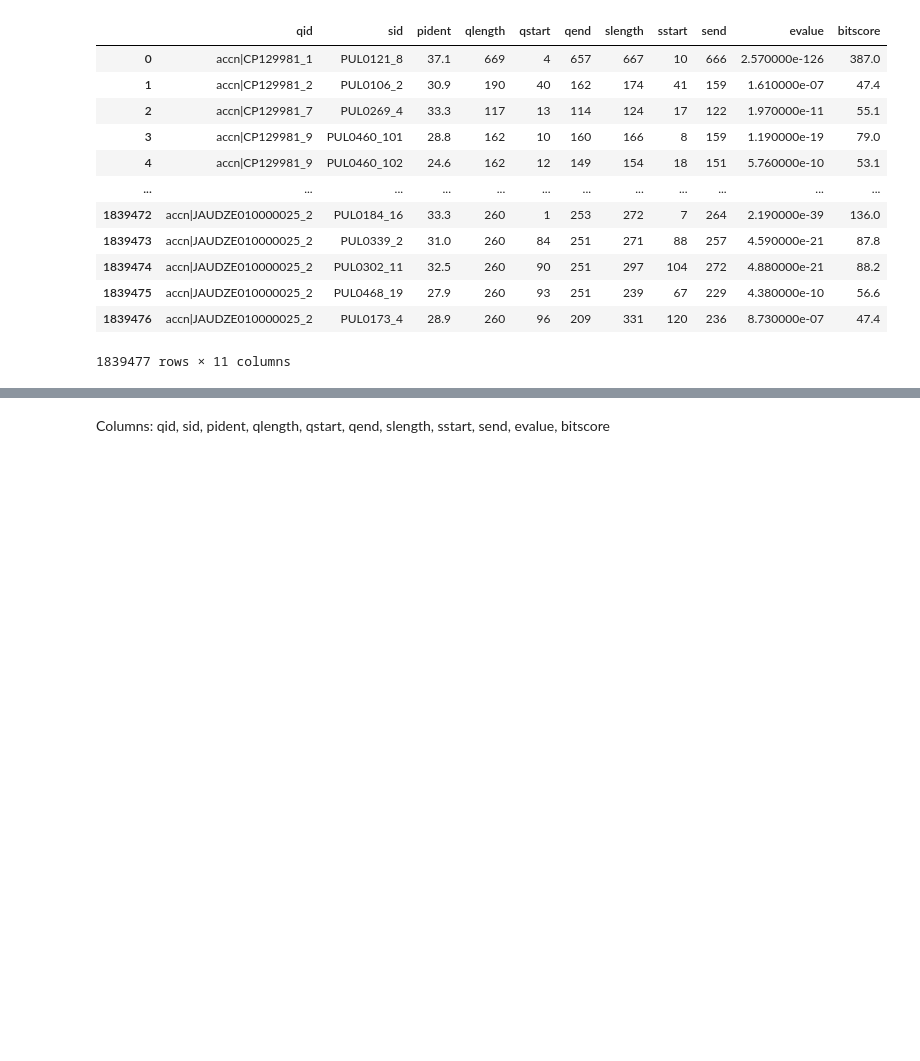
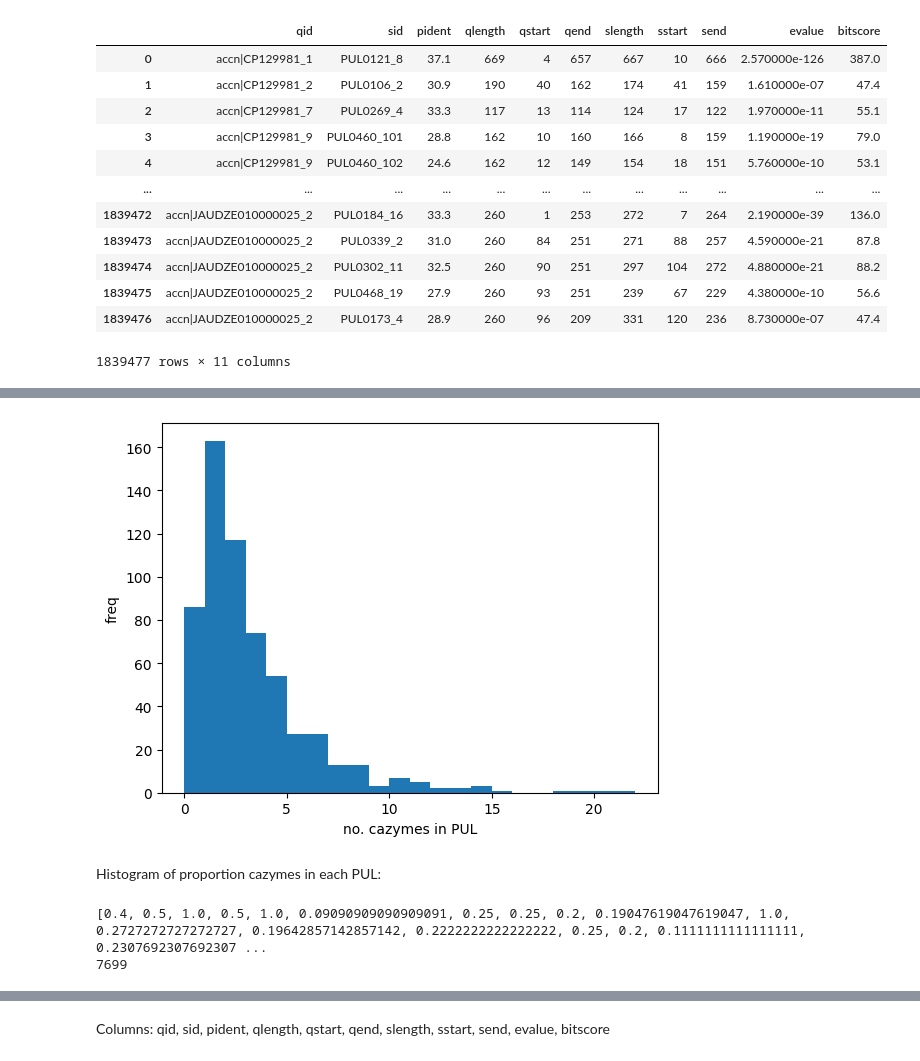
Before and after one commit to jyd-hu/srim, a Jupyter notebook: non_pul_contigs.ipynb, the cells around one changed output, grey strips where cells are left out. Saved outputs shown, nothing was run; the diff lists cells and outputs as text; code cells hidden in the pictures; blank space fills up the shorter version.

```diff
--- a/non_pul_contigs.ipynb
+++ b/non_pul_contigs.ipynb
@@ -5,0 +11,7 @@ import math
+# %%
+PUL_embeddings = []
+PUL_keys = []
+with h5py.File('C:\\Users\\alpha\\Documents\\jennifer\\maths\\SRIM\\code\\PUL.h5', 'r') as f:
+    for key in f.keys():
+      PUL_embeddings.append(f[key][()])
+      PUL_keys.append(key)
@@ -39,0 +80,17 @@ matches_df
+# %%
+#need to find way of grouping proteins in the same PUL
+#y-axis: count
+#x-axis: frequency of cazymes in one PUL
+test_list=PUL_keys
+def util_func(x, y): return x[0] == y[0]
+
+res = []
+for sub in test_list:
+    ele = sub.split('_')
+    ele_cat = next((x for x in res if util_func(ele,str(x[0]).split('_'))), [])
+    if ele_cat == []:
+        res.append(ele_cat)
+    ele_cat.append(sub)
+
+print("list after categorisation : " + str(res))
+len(res) # PUL0076 is missing!
@@ -39,0 +101,10 @@ matches_df
+# %%
+ind=0
+caz_res=[]
+
+for i in range(len(res)):
+    indtemp=ind
+    caz_res.append(sum(np.array(PUL_df.iloc[indtemp:indtemp+len(res[i]),-1])))
+    ind=indtemp+len(res[i])
+
+print(caz_res)
@@ -39,0 +129,27 @@ matches_df
+# %%
+# fig, ax = plt.subplots()
+# n, bins, patches = ax.hist(caz_res) #, bins=100, norm=LogNorm())
+# plt.plot#(bins, y, '--', color ='black')
+# # ax.set_facecolor((0, 0, 0))
+# plt.xlabel('no. cazymes in PUL'), plt.ylabel('freq')
+# plt.show()
+
+plt.hist(caz_res, bins = range(min(caz_res),max(caz_res)+1))
+plt.xlabel('no. cazymes in PUL'), plt.ylabel('freq')
+plt.show()
+# %% [output]
+[figure, added]
+# %% [markdown]
+Histogram of proportion cazymes in each PUL:
+# %%
+ind=0
+caz_res_frac=[]
+for i in range(len(res)):
+    indtemp=ind
+    caz_res_frac.append((sum(np.array(PUL_df.iloc[indtemp:indtemp+len(res[i]),-1])))/len(res[i]))
+    ind=indtemp+len(res[i])
+
+print(caz_res_frac)
+# %% [output]
+[0.4, 0.5, 1.0, 0.5, 1.0, 0.09090909090909091, 0.25, 0.25, 0.2, 0.19047619047619047, 1.0, 0.2727272727272727, 0.19642857142857142, 0.2222222222222222, 0.25, 0.2, 0.1111111111111111, 0.2307692307692307 ...
+7699
```
Also changed, not shown: parts of 36 cells of this notebook.
